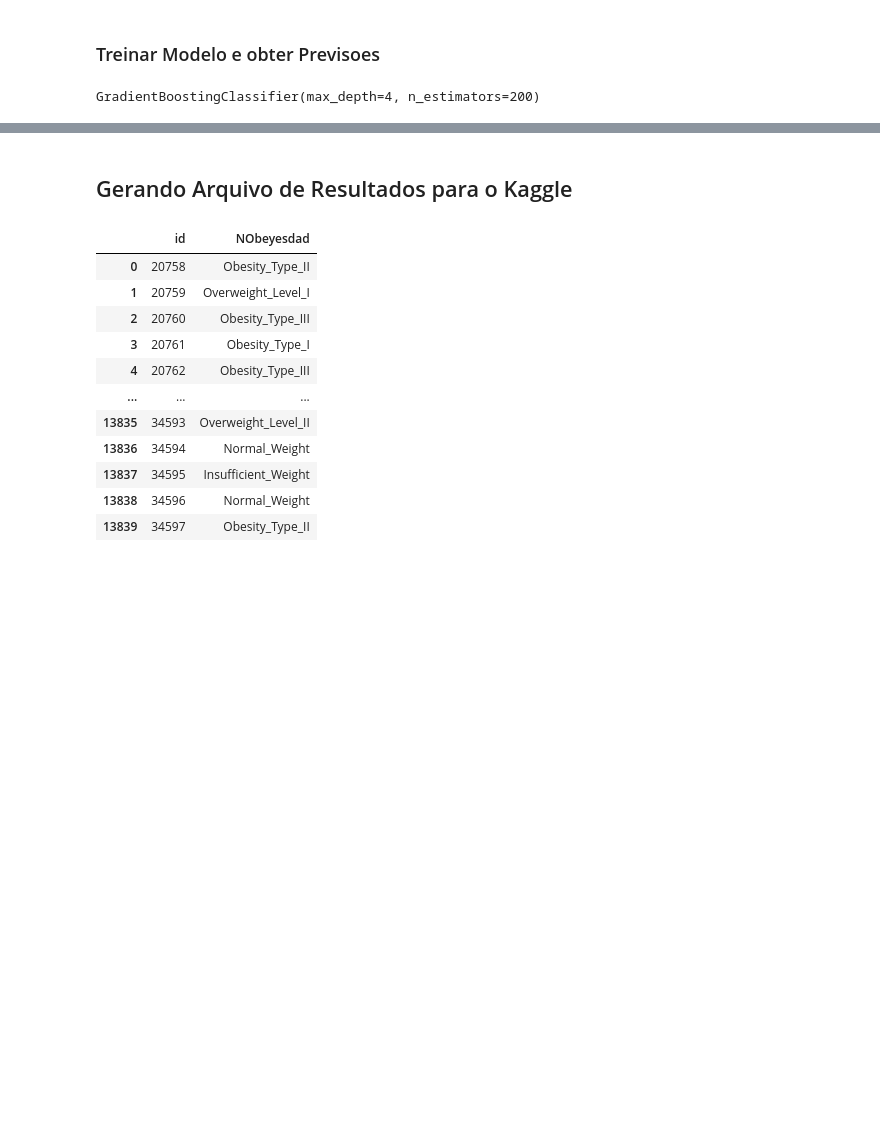
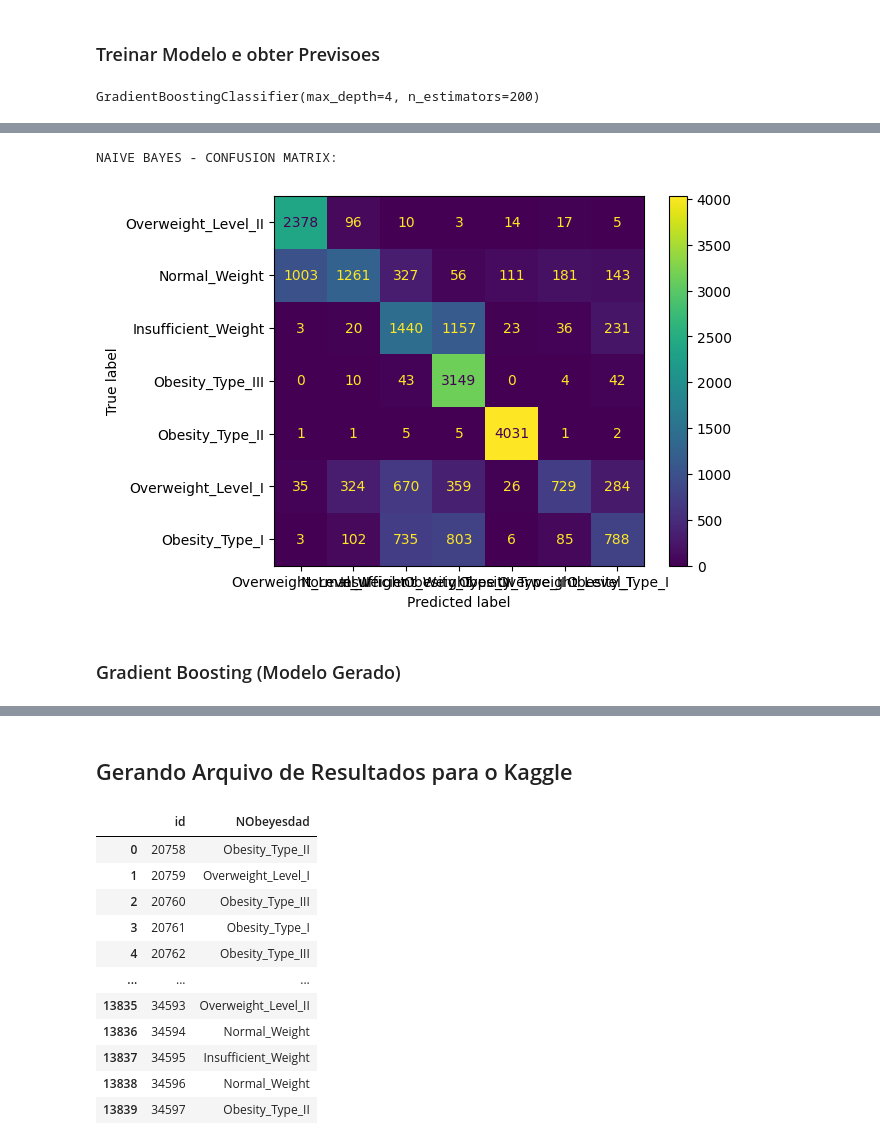
Before and after one commit to BarbaraCerqueira/Prediction-Obesity-Risk, a Jupyter notebook: prediction_obesity_risk.ipynb, the cells around one changed output, grey strips where cells are left out. Cells and saved outputs as stored; diff of their text form; code cells hidden in the pictures; blank space fills up the shorter version.

Commit message:
Adicionado comparaçao com naive bayes e matriz de confusão

```diff
--- a/prediction_obesity_risk.ipynb
+++ b/prediction_obesity_risk.ipynb
@@ -363,0 +367,3 @@ best_gb_pred = best_gb.predict(X_test)
+# %%
+naive_bayes = GaussianNB()
+nb_evaluate = cross_val_predict(naive_bayes, X_train, y_train, cv=5)
@@ -363,0 +389,13 @@ best_gb_pred = best_gb.predict(X_test)
+# %%
+cm_nb = confusion_matrix(y_train, nb_evaluate)
+labels = y_train.unique()
+cm_display_nb = ConfusionMatrixDisplay(confusion_matrix = cm_nb, display_labels = labels)
+
+print("NAIVE BAYES - CONFUSION MATRIX:\n")
+cm_display_nb.plot()
+plt.show()
+# %% [output]
+NAIVE BAYES - CONFUSION MATRIX:
+[figure, added]
+# %% [markdown]
+### Gradient Boosting (Modelo Gerado)
```
Also changed, not shown: parts of 9 cells of this notebook.
